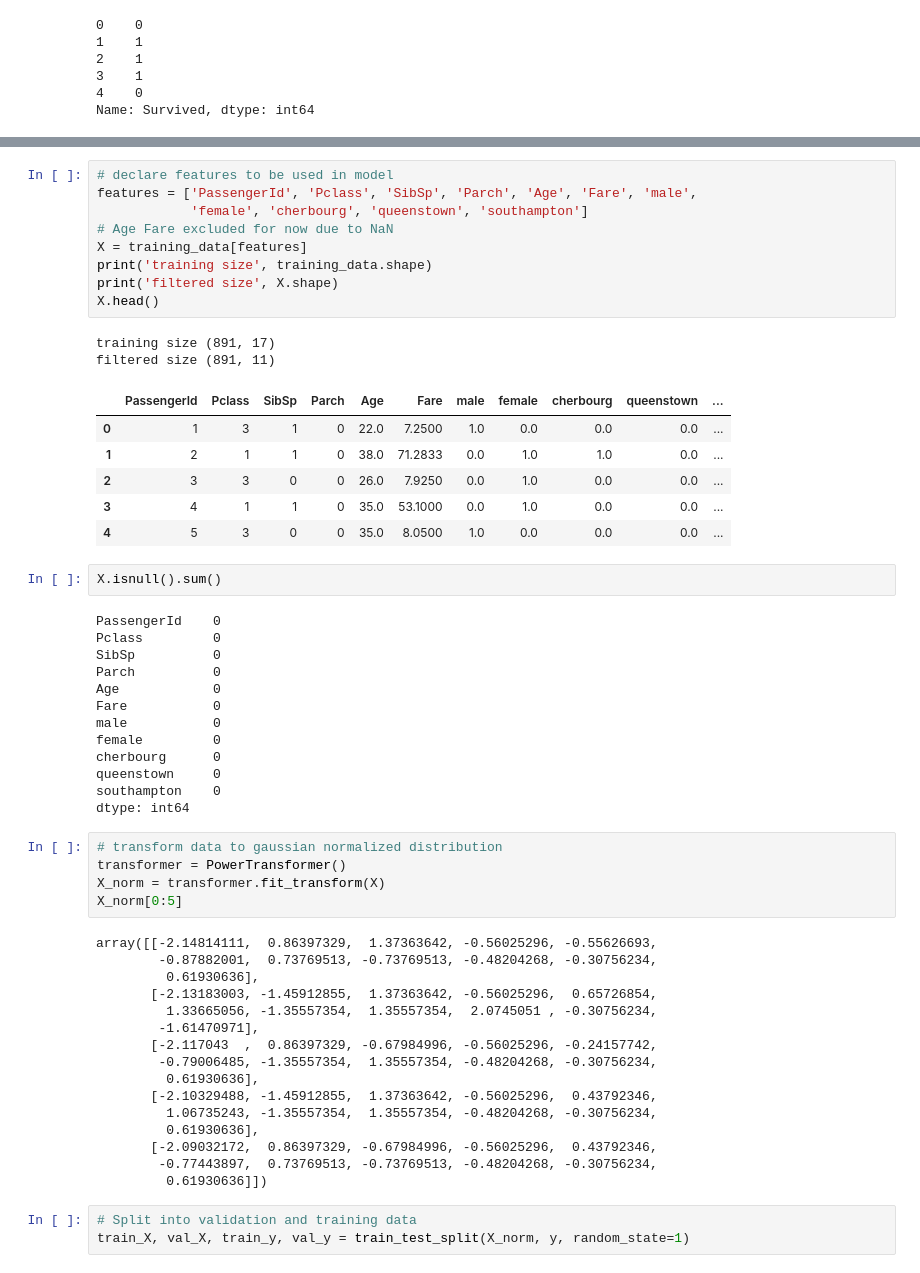
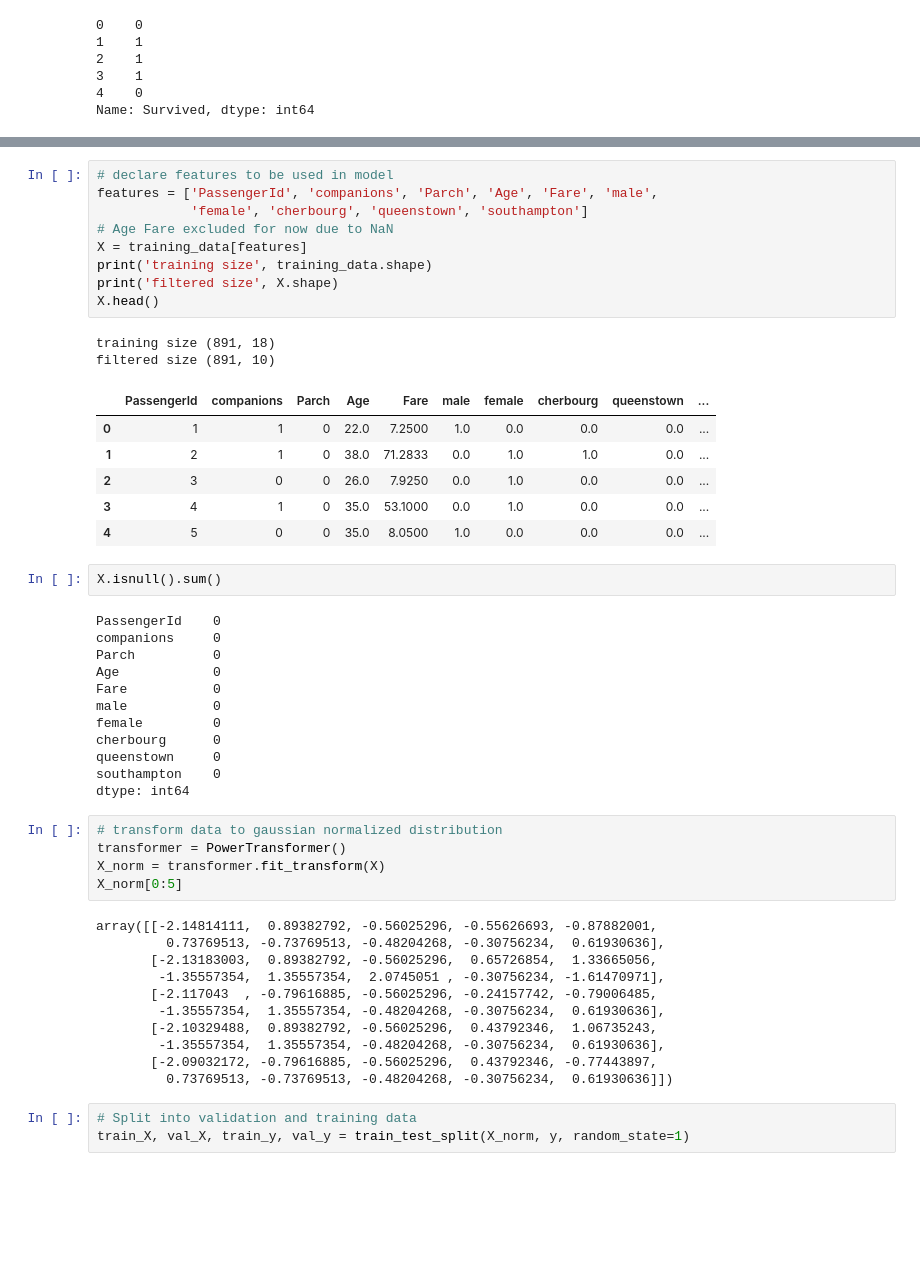
Before and after one commit to metacreek/kaggle-titanic, a Jupyter notebook: Titanic.ipynb, the cells around one changed output, grey strips where cells are left out. Saved outputs shown, nothing was run; the diff lists cells and outputs as text; blank space fills up the shorter version.

Commit message:
Fifth submission replaces Parch and SibSp with the sum of the two: companions. Score is 0.7847533632286996

```diff
--- a/Titanic.ipynb
+++ b/Titanic.ipynb
@@ -72,27 +158,26 @@ dtype: int64
 # %%
 # declare features to be used in model
-features = ['PassengerId', 'Pclass', 'SibSp', 'Parch', 'Age', 'Fare', 'male',
+features = ['PassengerId', 'companions', 'Parch', 'Age', 'Fare', 'male',
             'female', 'cherbourg', 'queenstown', 'southampton']
 # Age Fare excluded for now due to NaN
 X = training_data[features]
 print('training size', training_data.shape)
 print('filtered size', X.shape)
 X.head()
 # %% [output]
-training size (891, 17)
-filtered size (891, 11)
+training size (891, 18)
+filtered size (891, 10)
-|  | PassengerId | Pclass | SibSp | Parch | Age | Fare | male | female | cherbourg | queenstown | ... |
-| 0 | 1 | 3 | 1 | 0 | 22.0 | 7.2500 | 1.0 | 0.0 | 0.0 | 0.0 | ... |
-| 1 | 2 | 1 | 1 | 0 | 38.0 | 71.2833 | 0.0 | 1.0 | 1.0 | 0.0 | ... |
-| 2 | 3 | 3 | 0 | 0 | 26.0 | 7.9250 | 0.0 | 1.0 | 0.0 | 0.0 | ... |
-| 3 | 4 | 1 | 1 | 0 | 35.0 | 53.1000 | 0.0 | 1.0 | 0.0 | 0.0 | ... |
-| 4 | 5 | 3 | 0 | 0 | 35.0 | 8.0500 | 1.0 | 0.0 | 0.0 | 0.0 | ... |
+|  | PassengerId | companions | Parch | Age | Fare | male | female | cherbourg | queenstown | ... |
+| 0 | 1 | 1 | 0 | 22.0 | 7.2500 | 1.0 | 0.0 | 0.0 | 0.0 | ... |
+| 1 | 2 | 1 | 0 | 38.0 | 71.2833 | 0.0 | 1.0 | 1.0 | 0.0 | ... |
+| 2 | 3 | 0 | 0 | 26.0 | 7.9250 | 0.0 | 1.0 | 0.0 | 0.0 | ... |
+| 3 | 4 | 1 | 0 | 35.0 | 53.1000 | 0.0 | 1.0 | 0.0 | 0.0 | ... |
+| 4 | 5 | 0 | 0 | 35.0 | 8.0500 | 1.0 | 0.0 | 0.0 | 0.0 | ... |
 # %%
 X.isnull().sum()
 # %% [output]
 PassengerId    0
-Pclass         0
-SibSp          0
+companions     0
 Parch          0
 Age            0
 Fare           0
@@ -108,21 +193,16 @@ transformer = PowerTransformer()
 X_norm = transformer.fit_transform(X)
 X_norm[0:5]
 # %% [output]
-array([[-2.14814111,  0.86397329,  1.37363642, -0.56025296, -0.55626693,
-        -0.87882001,  0.73769513, -0.73769513, -0.48204268, -0.30756234,
-         0.61930636],
-       [-2.13183003, -1.45912855,  1.37363642, -0.56025296,  0.65726854,
-         1.33665056, -1.35557354,  1.35557354,  2.0745051 , -0.30756234,
-        -1.61470971],
-       [-2.117043  ,  0.86397329, -0.67984996, -0.56025296, -0.24157742,
-        -0.79006485, -1.35557354,  1.35557354, -0.48204268, -0.30756234,
-         0.61930636],
-       [-2.10329488, -1.45912855,  1.37363642, -0.56025296,  0.43792346,
-         1.06735243, -1.35557354,  1.35557354, -0.48204268, -0.30756234,
-         0.61930636],
-       [-2.09032172,  0.86397329, -0.67984996, -0.56025296,  0.43792346,
-        -0.77443897,  0.73769513, -0.73769513, -0.48204268, -0.30756234,
-         0.61930636]])
+array([[-2.14814111,  0.89382792, -0.56025296, -0.55626693, -0.87882001,
+         0.73769513, -0.73769513, -0.48204268, -0.30756234,  0.61930636],
+       [-2.13183003,  0.89382792, -0.56025296,  0.65726854,  1.33665056,
+        -1.35557354,  1.35557354,  2.0745051 , -0.30756234, -1.61470971],
+       [-2.117043  , -0.79616885, -0.56025296, -0.24157742, -0.79006485,
+        -1.35557354,  1.35557354, -0.48204268, -0.30756234,  0.61930636],
+       [-2.10329488,  0.89382792, -0.56025296,  0.43792346,  1.06735243,
+        -1.35557354,  1.35557354, -0.48204268, -0.30756234,  0.61930636],
+       [-2.09032172, -0.79616885, -0.56025296,  0.43792346, -0.77443897,
+         0.73769513, -0.73769513, -0.48204268, -0.30756234,  0.61930636]])
 # %%
 # Split into validation and training data
 train_X, val_X, train_y, val_y = train_test_split(X_norm, y, random_state=1)
```
Also changed, not shown: parts of 22 cells of this notebook, 1 other file.
